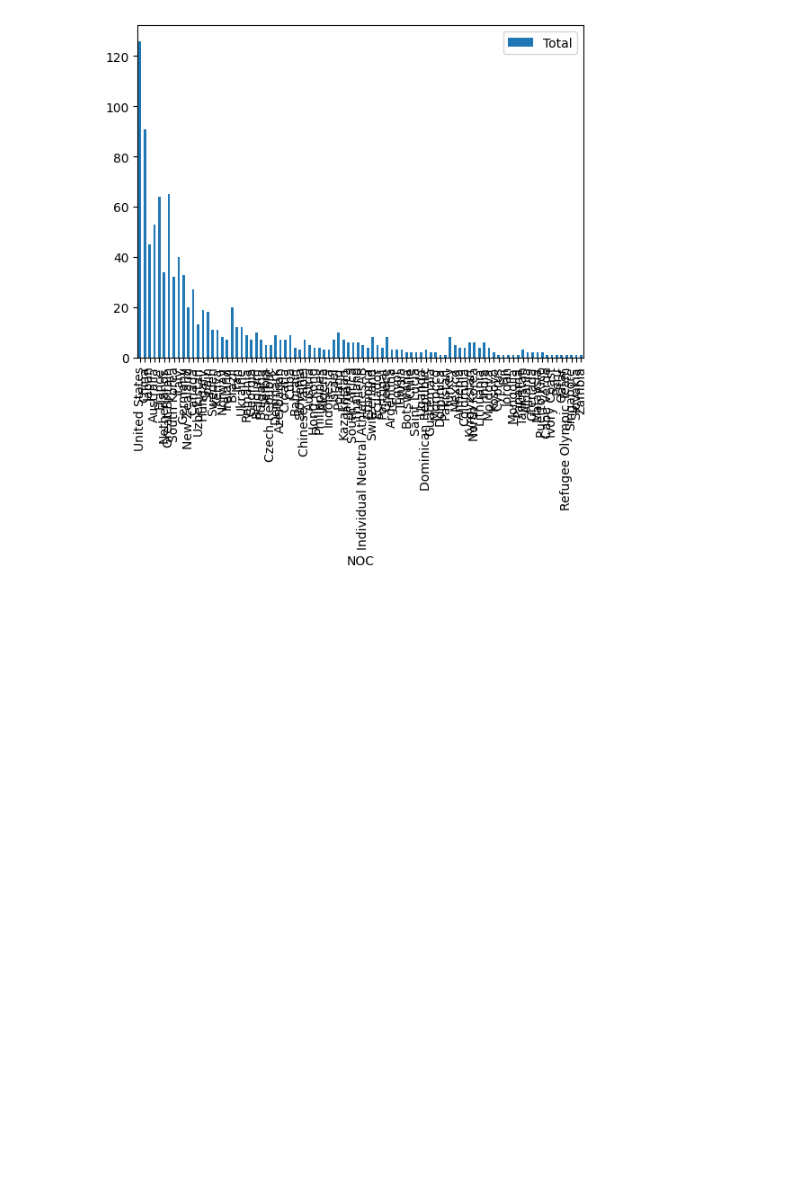
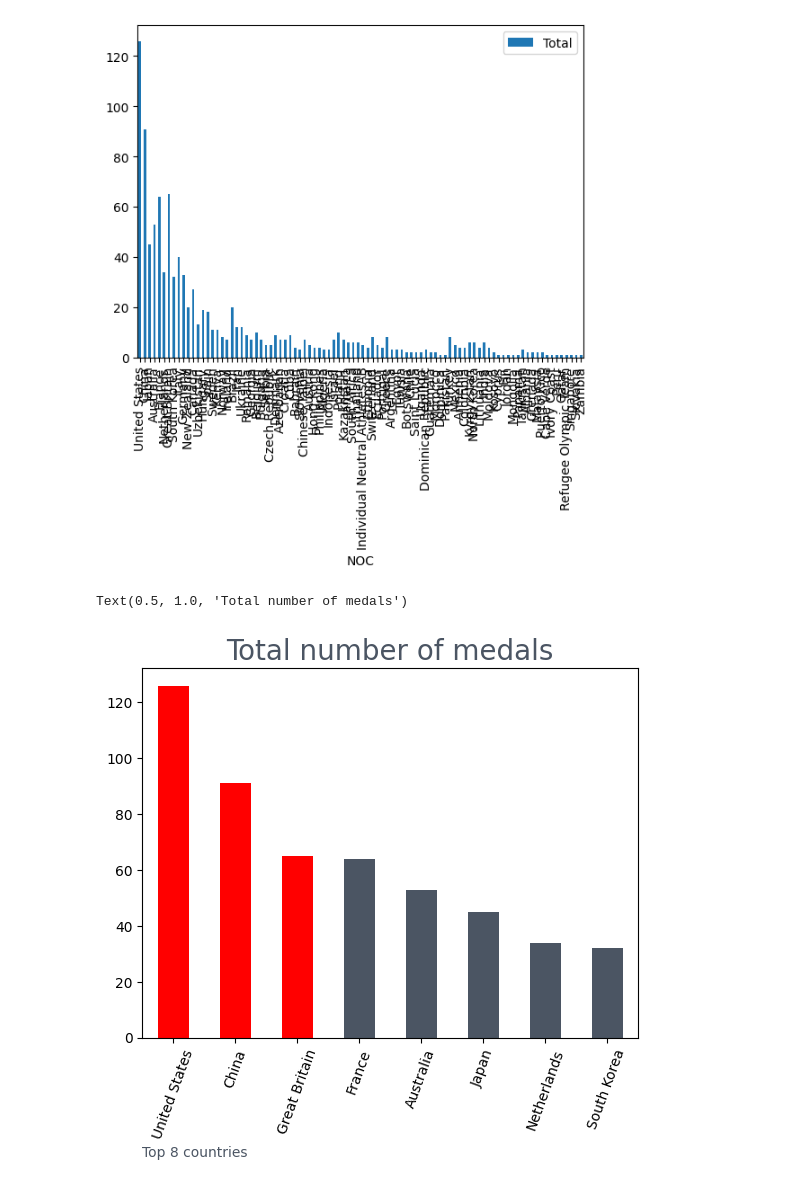
Before and after one commit to DeeveeLoper/python_roberto_camacho_op24, a Jupyter notebook: code_along/code_along_6mars.ipynb, the cells around one changed output. Drawn from its saved outputs; the diff is of its cells as text; code cells hidden in the pictures; blank space fills up the shorter version.

```diff
--- a/code_along/code_along_6mars.ipynb
+++ b/code_along/code_along_6mars.ipynb
@@ -55,3 +55,24 @@ memory usage: 6.4+ KB
 fig_country = df_country.plot(kind="bar", x = "NOC", y = "Total")
 # %% [output]
 [figure]
+# %%
+df_sorted = df_country.head(8).sort_values("Total", ascending=False)
+
+nr_top_countries = 8
+red, gray = "#ff0000", "#4b5563"
+colors = [red]*3 + [gray]*(nr_top_countries-3)
+
+fig_country = df_sorted.plot(kind="bar",
+                             x = "NOC",
+                             y = "Total",
+                             color = colors, rot= 70
+                             )
+
+fig_country.legend().set_visible(False)
+
+fig_country.set_xlabel("Top 8 countries", loc="left", color=gray)
+
+fig_country.set_title("Total number of medals", loc="center", color=gray, fontsize=20)
+# %% [output]
+Text(0.5, 1.0, 'Total number of medals')
+[figure, added]
```
Also changed, not shown: parts of 5 cells of this notebook.
